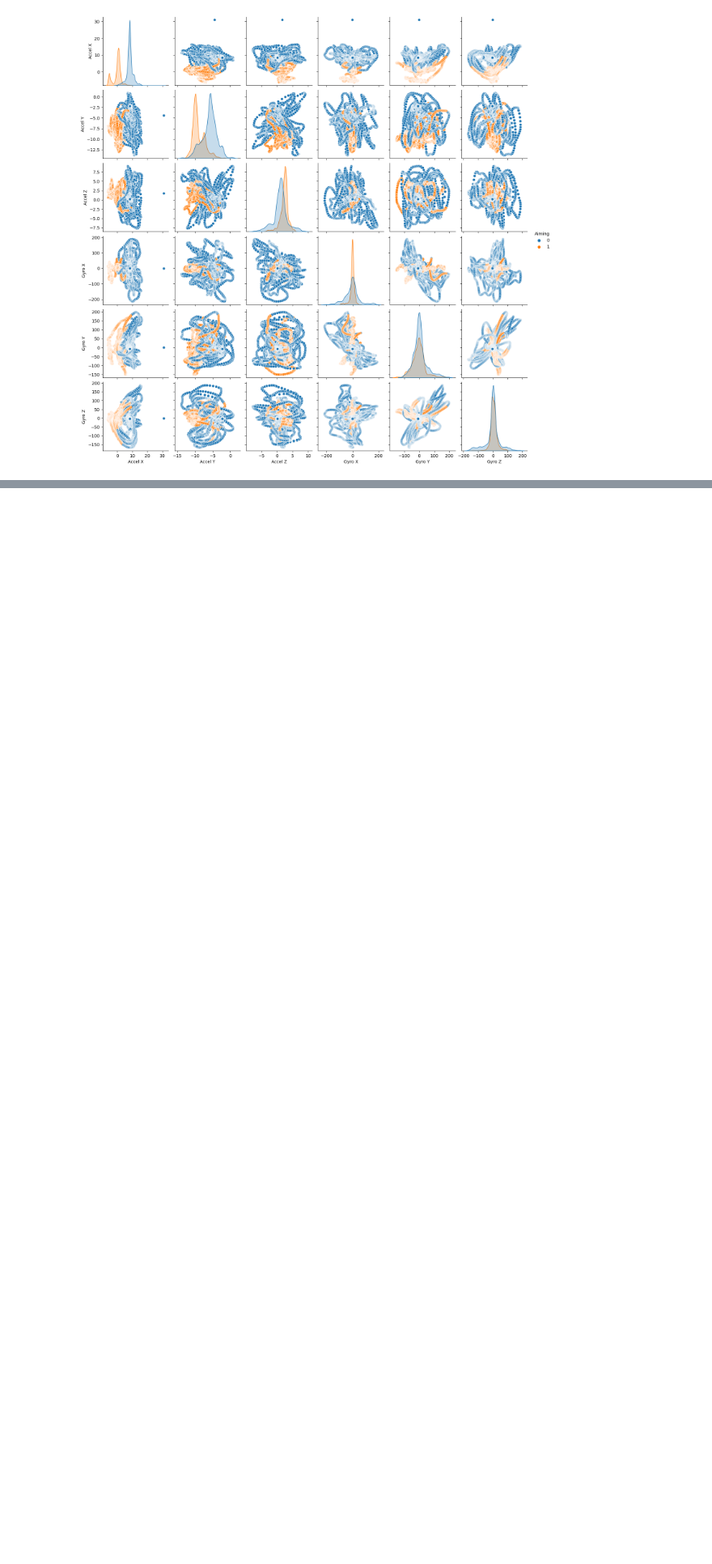
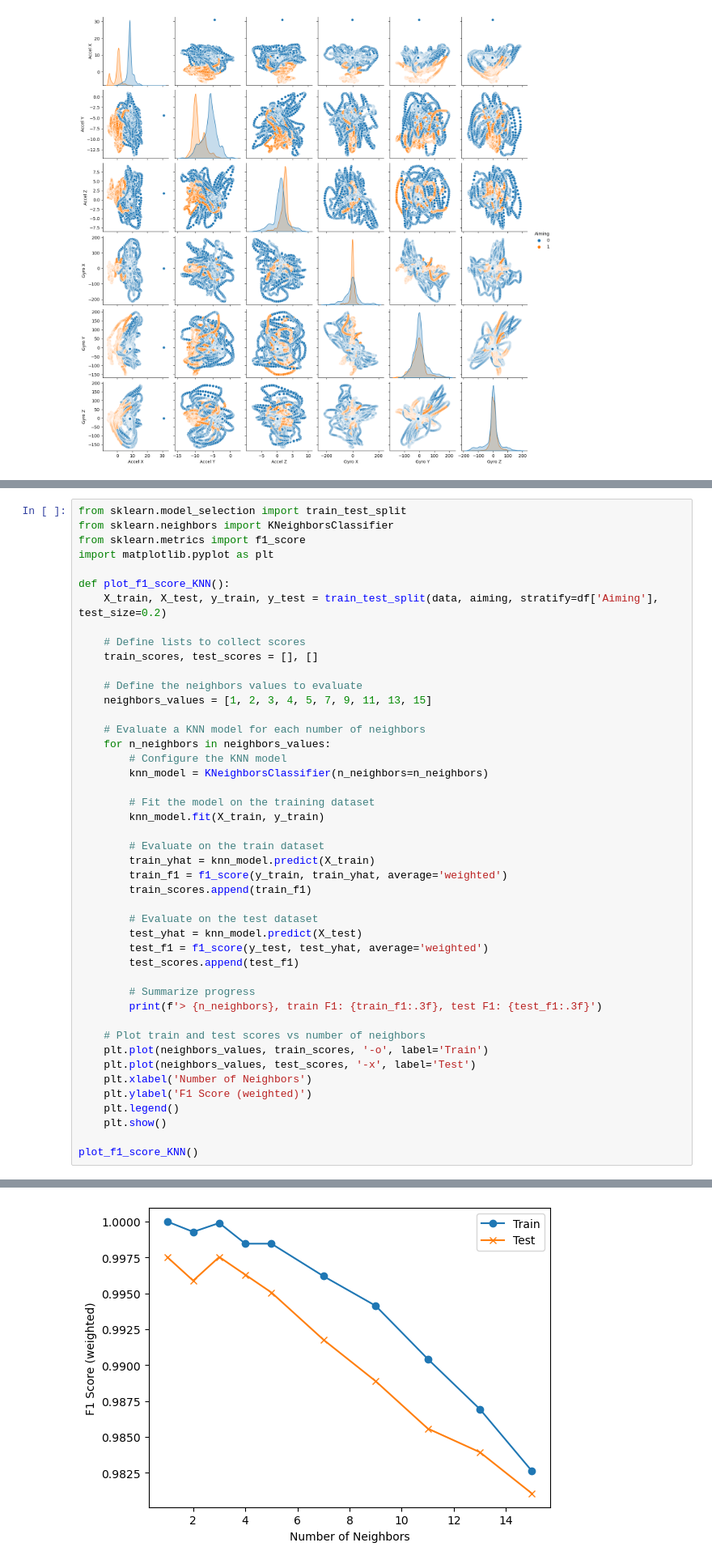
Before and after one commit to NathanSlbg/intern-assessment, a Jupyter notebook: Intern_assessment_thales.ipynb, the cells around one changed output, grey strips where cells are left out. Shown at 81% size. Saved outputs shown, nothing was run; the diff lists cells and outputs as text; blank space fills up the shorter version.

```diff
--- a/Intern_assessment_thales.ipynb
+++ b/Intern_assessment_thales.ipynb
@@ -148,0 +184,46 @@ def stratified_k_fold_cross_validate(model, data, target, n_splits=10, random_st
+# %%
+from sklearn.model_selection import train_test_split
+from sklearn.neighbors import KNeighborsClassifier
+from sklearn.metrics import f1_score
+import matplotlib.pyplot as plt
+
+def plot_f1_score_KNN():
+    X_train, X_test, y_train, y_test = train_test_split(data, aiming, stratify=df['Aiming'], test_size=0.2)
+
+    # Define lists to collect scores
+    train_scores, test_scores = [], []
+
+    # Define the neighbors values to evaluate
+    neighbors_values = [1, 2, 3, 4, 5, 7, 9, 11, 13, 15]
+
+    # Evaluate a KNN model for each number of neighbors
+    for n_neighbors in neighbors_values:
+        # Configure the KNN model
+        knn_model = KNeighborsClassifier(n_neighbors=n_neighbors)
+
+        # Fit the model on the training dataset
+        knn_model.fit(X_train, y_train)
+
+        # Evaluate on the train dataset
+        train_yhat = knn_model.predict(X_train)
+        train_f1 = f1_score(y_train, train_yhat, average='weighted')
+        train_scores.append(train_f1)
+
+        # Evaluate on the test dataset
+        test_yhat = knn_model.predict(X_test)
+        test_f1 = f1_score(y_test, test_yhat, average='weighted')
+        test_scores.append(test_f1)
+
+        # Summarize progress
+        print(f'> {n_neighbors}, train F1: {train_f1:.3f}, test F1: {test_f1:.3f}')
+
+    # Plot train and test scores vs number of neighbors
+    plt.plot(neighbors_values, train_scores, '-o', label='Train')
+    plt.plot(neighbors_values, test_scores, '-x', label='Test')
+    plt.xlabel('Number of Neighbors')
+    plt.ylabel('F1 Score (weighted)')
+    plt.legend()
+    plt.show()
+
+plot_f1_score_KNN()
+# %% [output]
@@ -148,0 +240 @@ def stratified_k_fold_cross_validate(model, data, target, n_splits=10, random_st
+[figure, added]
```
Also changed, not shown: parts of 58 cells of this notebook.
